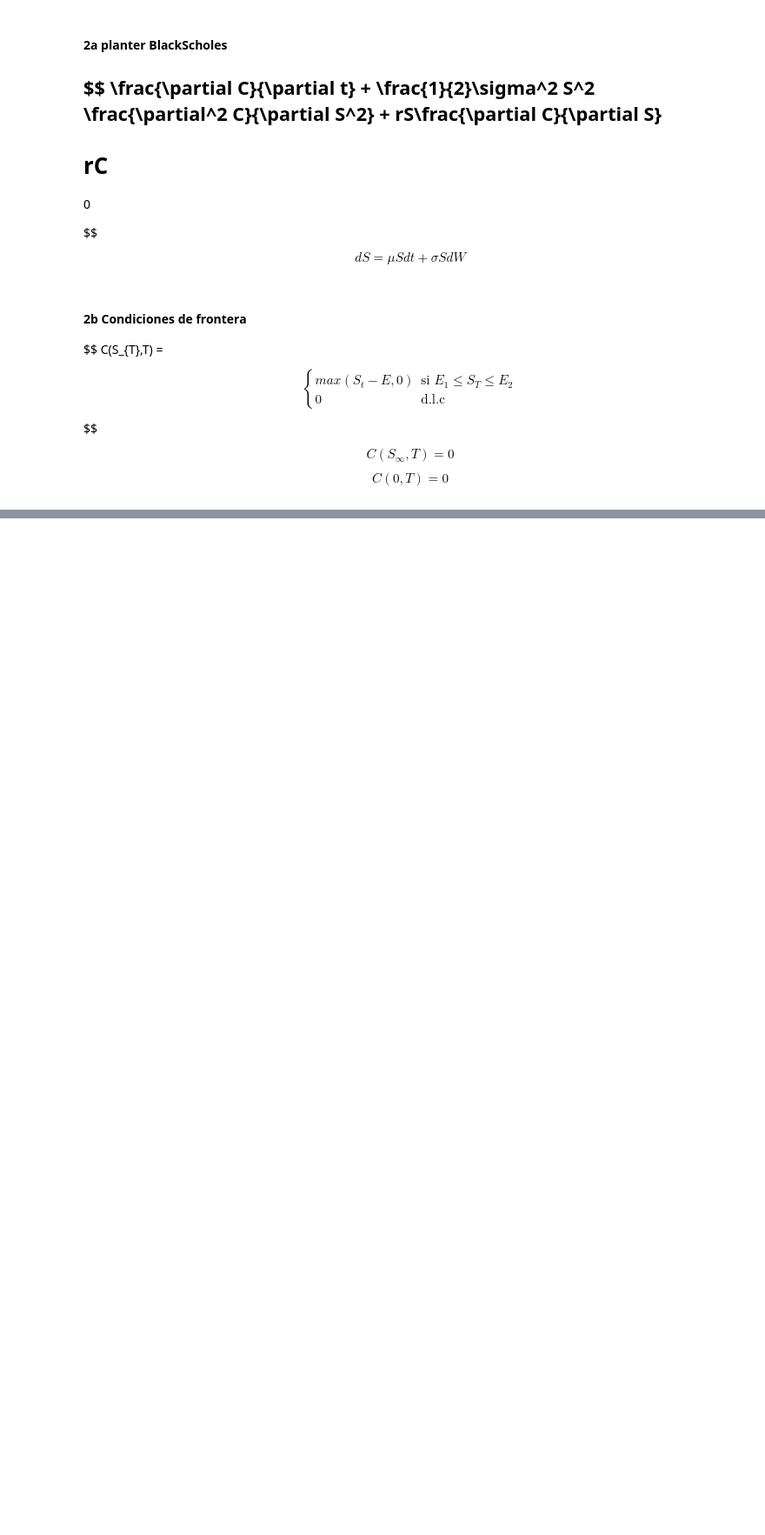
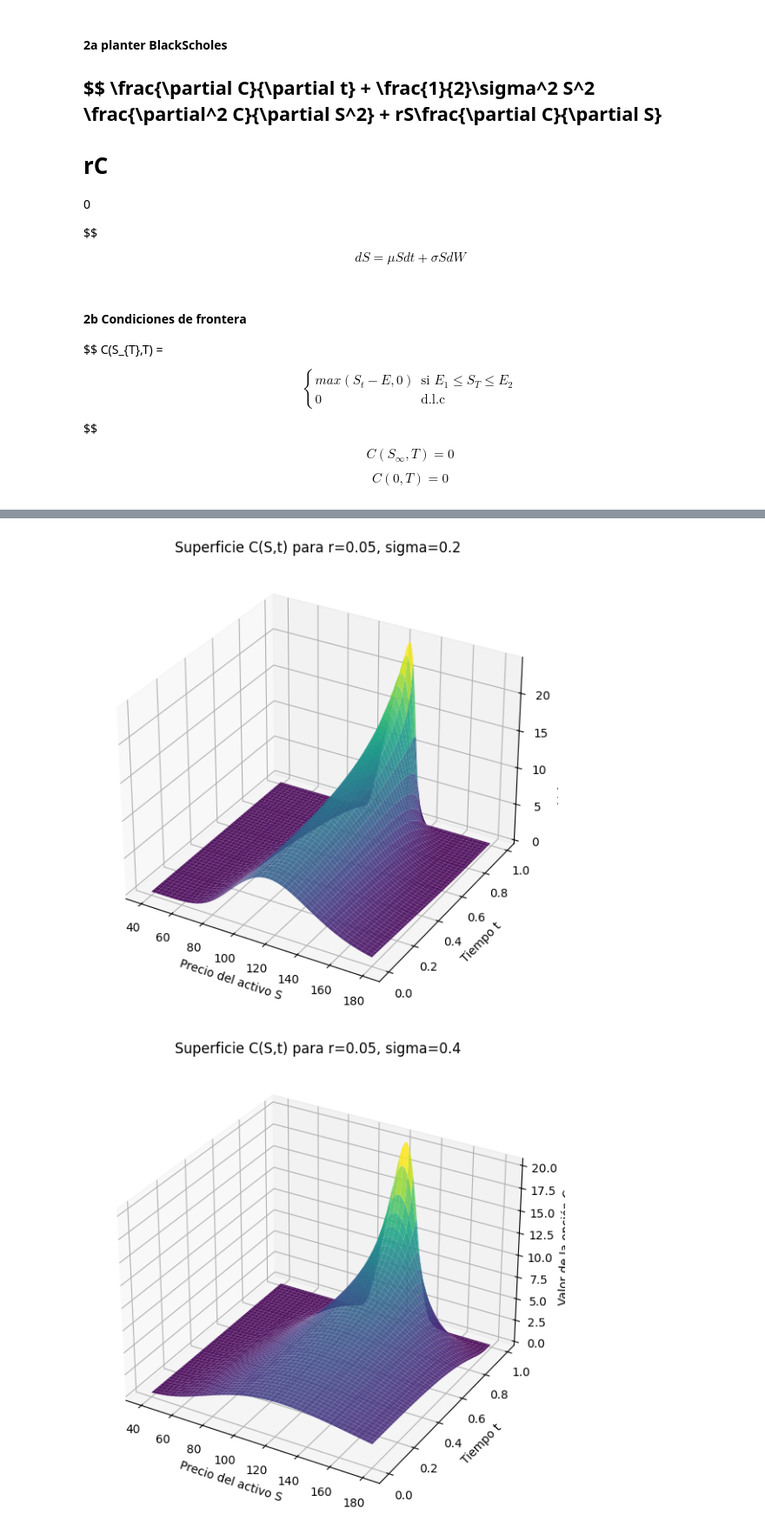
Before and after one commit to FelipeSanmiguel/Proyecto_Intro_Modelos_Mat_fin_2, a Jupyter notebook: Proyecto2.ipynb, the cells around one changed output, grey strips where cells are left out. Shown at 87% size. Saved outputs shown, nothing was run; the diff lists cells and outputs as text; code cells hidden in the pictures; blank space fills up the shorter version.

```diff
--- a/Proyecto2.ipynb
+++ b/Proyecto2.ipynb
@@ -175,0 +289,69 @@ $$
+# %%
+import numpy as np
+import matplotlib.pyplot as plt
+from scipy.stats import norm
+
+def call_ventana(S, t, T, E1, E, E2, r, sigma):
+    tau = T - t
+    C = np.zeros_like(S, dtype=float)
+
+    if E2 <= E:
+        return C
+
+    L = max(E, E1)
+    mask = tau > 0
+
+    d1_L = (np.log(S[mask] / L) + (r + 0.5 * sigma**2) * tau[mask]) / (sigma * np.sqrt(tau[mask]))
+    d2_L = d1_L - sigma * np.sqrt(tau[mask])
+
+    d1_E2 = (np.log(S[mask] / E2) + (r + 0.5 * sigma**2) * tau[mask]) / (sigma * np.sqrt(tau[mask]))
+    d2_E2 = d1_E2 - sigma * np.sqrt(tau[mask])
+
+    C[mask] = (
+        S[mask] * (norm.cdf(d1_L) - norm.cdf(d1_E2))
+        - E * np.exp(-r * tau[mask]) * (norm.cdf(d2_L) - norm.cdf(d2_E2))
+    )
+
+    return np.maximum(C, 0)
+
+# Parámetros de la opción
+T = 1
+E1 = 80
+E = 100
+E2 = 130
+
+# Rangos para graficar
+S_vals = np.linspace(40, 180, 100)
+t_vals = np.linspace(0, 0.99, 100)
+
+S_grid, t_grid = np.meshgrid(S_vals, t_vals)
+
+# Casos con diferentes tasas de interés y volatilidades
+casos = [
+    {"r": 0.05, "sigma": 0.20},
+    {"r": 0.05, "sigma": 0.40},
+    {"r": 0.10, "sigma": 0.20},
+    {"r": 0.10, "sigma": 0.40}
+]
+
+# Gráficas de superficie
+for caso in casos:
+    r = caso["r"]
+    sigma = caso["sigma"]
+
+    C_grid = call_ventana(S_grid, t_grid, T, E1, E, E2, r, sigma)
+
+    fig = plt.figure(figsize=(10, 7))
+    ax = fig.add_subplot(111, projection="3d")
+
+    ax.plot_surface(S_grid, t_grid, C_grid, cmap="viridis", alpha=0.9)
+
+    ax.set_title(f"Superficie C(S,t) para r={r}, sigma={sigma}")
+    ax.set_xlabel("Precio del activo S")
+    ax.set_ylabel("Tiempo t")
+    ax.set_zlabel("Valor de la opción C")
+
+    plt.show()
+# %% [output]
+[figure, added]
+[figure, added]
```
Also changed, not shown: parts of 3 cells of this notebook.
